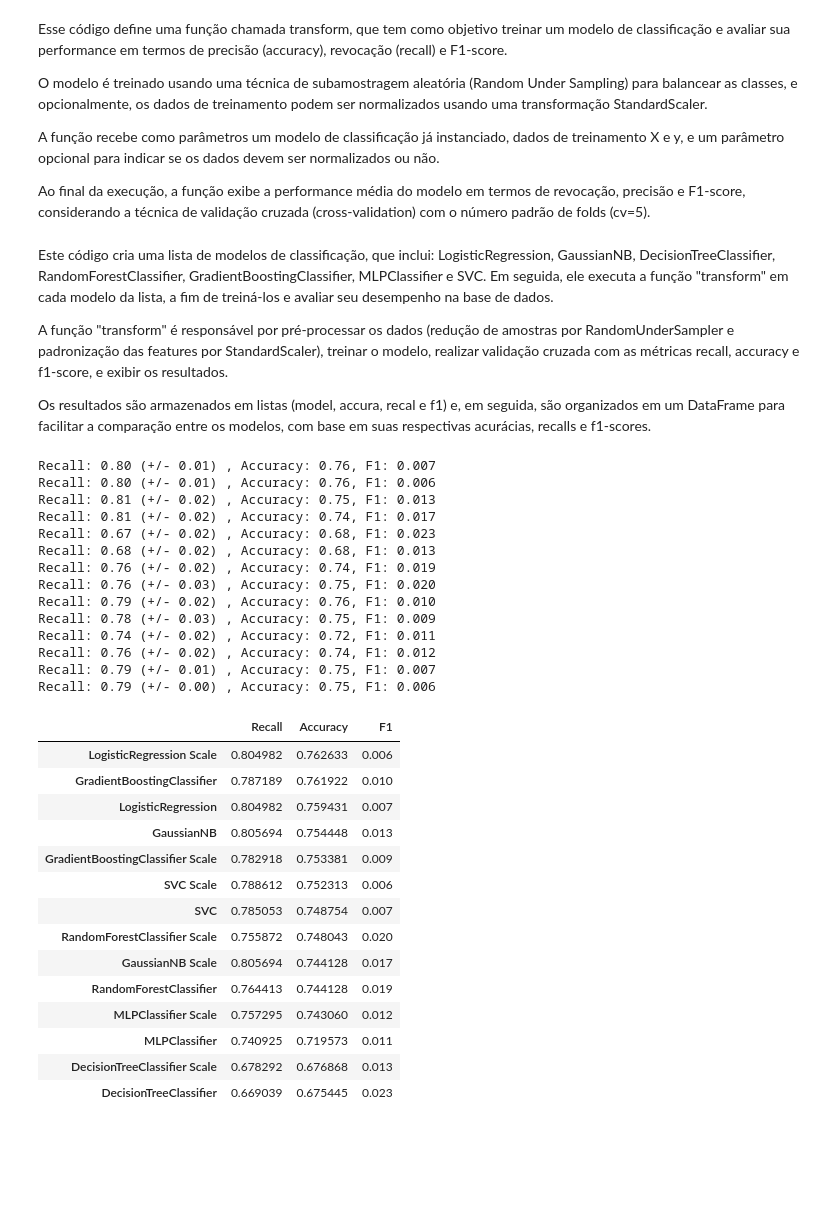
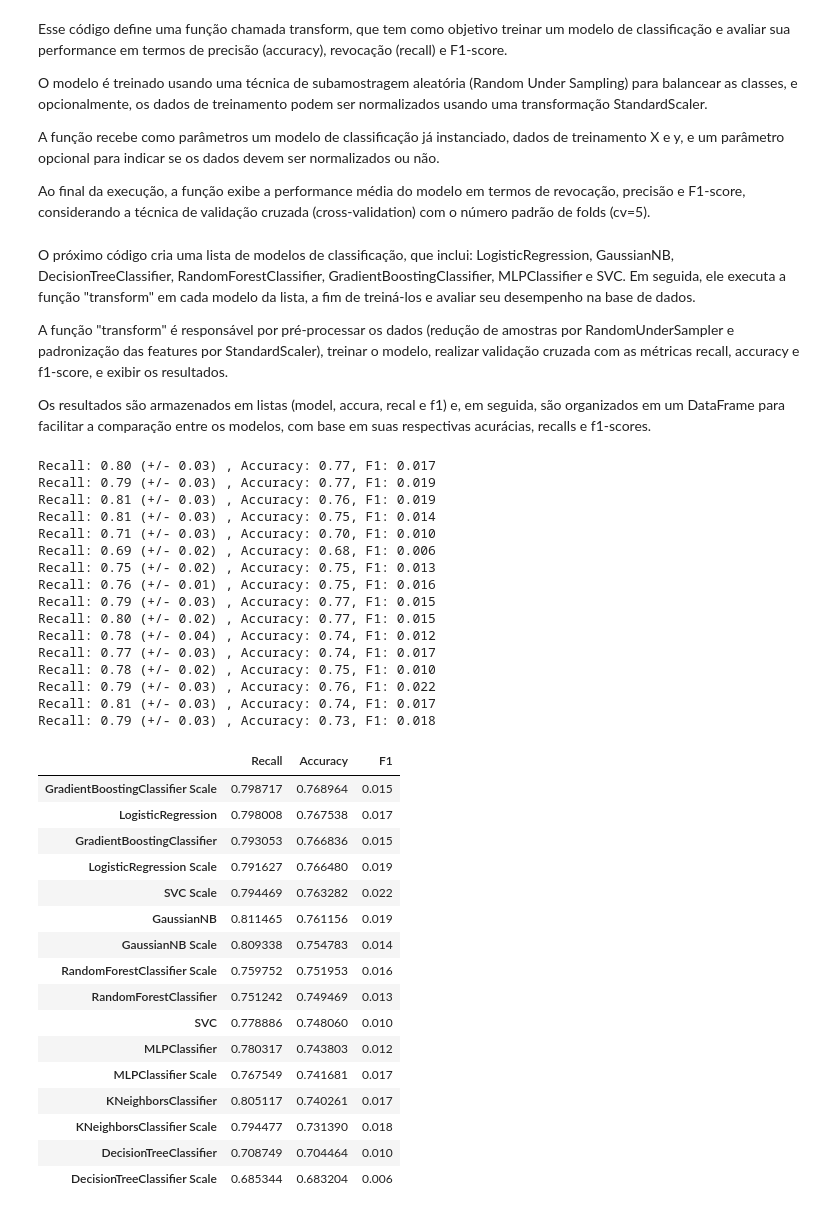
Before and after one commit to IsWallison/Projeto_Churn_Prediction, a Jupyter notebook: Projeto_Churn_Prediction_para_uma_empresa_de_Telecomunicações.ipynb, the cells around one changed output. Cells and saved outputs as stored; diff of their text form; code cells hidden in the pictures; blank space fills up the shorter version.

```diff
--- a/Projeto_Churn_Prediction_para_uma_empresa_de_Telecomunicações.ipynb
+++ b/Projeto_Churn_Prediction_para_uma_empresa_de_Telecomunicações.ipynb
@@ -419,18 +416,22 @@ A função recebe como parâmetros um modelo de classificação já instanciado,
 Ao final da execução, a função exibe a performance média do modelo em termos de revocação, precisão e F1-score, considerando a técnica de validação cruzada (cross-validation) com o número padrão de folds (cv=5).
 # %%
 # separar variáveis entre X e y com as colunas escolhidas y vai ser ser o alvo
-def transform(modelo, X_train = X_train, y_train = y_train, scale=False):
+def transform(modelo, scale=False):
+
+  X = df_clean.drop('Churn', axis=1)
+  y = df_clean['Churn']
+  X_train, X_test, y_train, y_test = train_test_split(X, y, random_state=42)
 
   if scale == True:
-    scaler = StandardScaler().fit(X_train)
-    X_train = scaler.transform(X_train)
+    scaler = MaxAbsScaler()
+    X_train = scaler.fit_transform(X_train)
 
   rus = RandomUnderSampler()
   X_train_rus, y_train_rus = rus.fit_resample(X_train, y_train)
 
   clf = modelo.fit(X_train_rus,y_train_rus)
 
-  pipeline = make_pipeline(StandardScaler(), clf)
+  pipeline = make_pipeline(MaxAbsScaler(), clf)
   #pipeline.fit(X_train_rus, y_train_rus)
 
   scores = cross_validate(pipeline, X_train_rus, y_train_rus, scoring=['recall', 'accuracy','f1'], return_train_score=True)
@@ -443,59 +444,65 @@ def transform(modelo, X_train = X_train, y_train = y_train, scale=False):
 
   return mean_accuracy, mean_recall,round(f1_scor, 3)
 # %% [markdown]
-Este código cria uma lista de modelos de classificação, que inclui: LogisticRegression, GaussianNB, DecisionTreeClassifier, RandomForestClassifier, GradientBoostingClassifier, MLPClassifier e SVC. Em seguida, ele executa a função "transform" em cada modelo da lista, a fim de treiná-los e avaliar seu desempenho na base de dados.
+O próximo código cria uma lista de modelos de classificação, que inclui: LogisticRegression, GaussianNB, DecisionTreeClassifier, RandomForestClassifier, GradientBoostingClassifier, MLPClassifier e SVC. Em seguida, ele executa a função "transform" em cada modelo da lista, a fim de treiná-los e avaliar seu desempenho na base de dados.
 
 A função "transform" é responsável por pré-processar os dados (redução de amostras por RandomUnderSampler e padronização das features por StandardScaler), treinar o modelo, realizar validação cruzada com as métricas recall, accuracy e f1-score, e exibir os resultados.
 
 Os resultados são armazenados em listas (model, accura, recal e f1) e, em seguida, são organizados em um DataFrame para facilitar a comparação entre os modelos, com base em suas respectivas acurácias, recalls e f1-scores.
 # %%
-modelos = [LogisticRegression(), GaussianNB(), DecisionTreeClassifier(), RandomForestClassifier(), GradientBoostingClassifier(), MLPClassifier(),SVC()]
+modelos = [LogisticRegression(), GaussianNB(), DecisionTreeClassifier(),
+           RandomForestClassifier(), GradientBoostingClassifier(),
+           MLPClassifier(), SVC(), KNeighborsClassifier()]
 model = []
 recal = []
 accura = []
 f1 = []
 for i in modelos:
-  acc, recall, f1_score= transform(i)
+  acc, recall, f1_score = transform(i)
   model.append(i.__class__.__name__)
   accura.append(acc)
   recal.append(recall)
   f1.append(f1_score)
 
   acc, recall,f1_score = transform(i, scale=True)
   model.append(i.__class__.__name__+' Scale')
   accura.append(acc)
   recal.append(recall)
   f1.append(f1_score)
 
 pd.DataFrame(data={'Recall': recal, 'Accuracy': accura,'F1':f1},
              index=model).sort_values(by='Accuracy',ascending=False)
 # %% [output]
-Recall: 0.80 (+/- 0.01) , Accuracy: 0.76, F1: 0.007
-Recall: 0.80 (+/- 0.01) , Accuracy: 0.76, F1: 0.006
-Recall: 0.81 (+/- 0.02) , Accuracy: 0.75, F1: 0.013
-Recall: 0.81 (+/- 0.02) , Accuracy: 0.74, F1: 0.017
-Recall: 0.67 (+/- 0.02) , Accuracy: 0.68, F1: 0.023
-Recall: 0.68 (+/- 0.02) , Accuracy: 0.68, F1: 0.013
-Recall: 0.76 (+/- 0.02) , Accuracy: 0.74, F1: 0.019
-Recall: 0.76 (+/- 0.03) , Accuracy: 0.75, F1: 0.020
-Recall: 0.79 (+/- 0.02) , Accuracy: 0.76, F1: 0.010
-Recall: 0.78 (+/- 0.03) , Accuracy: 0.75, F1: 0.009
-Recall: 0.74 (+/- 0.02) , Accuracy: 0.72, F1: 0.011
-Recall: 0.76 (+/- 0.02) , Accuracy: 0.74, F1: 0.012
-Recall: 0.79 (+/- 0.01) , Accuracy: 0.75, F1: 0.007
-Recall: 0.79 (+/- 0.00) , Accuracy: 0.75, F1: 0.006
+Recall: 0.80 (+/- 0.03) , Accuracy: 0.77, F1: 0.017
+Recall: 0.79 (+/- 0.03) , Accuracy: 0.77, F1: 0.019
+Recall: 0.81 (+/- 0.03) , Accuracy: 0.76, F1: 0.019
+Recall: 0.81 (+/- 0.03) , Accuracy: 0.75, F1: 0.014
+Recall: 0.71 (+/- 0.03) , Accuracy: 0.70, F1: 0.010
+Recall: 0.69 (+/- 0.02) , Accuracy: 0.68, F1: 0.006
+Recall: 0.75 (+/- 0.02) , Accuracy: 0.75, F1: 0.013
+Recall: 0.76 (+/- 0.01) , Accuracy: 0.75, F1: 0.016
+Recall: 0.79 (+/- 0.03) , Accuracy: 0.77, F1: 0.015
+Recall: 0.80 (+/- 0.02) , Accuracy: 0.77, F1: 0.015
+Recall: 0.78 (+/- 0.04) , Accuracy: 0.74, F1: 0.012
+Recall: 0.77 (+/- 0.03) , Accuracy: 0.74, F1: 0.017
+Recall: 0.78 (+/- 0.02) , Accuracy: 0.75, F1: 0.010
+Recall: 0.79 (+/- 0.03) , Accuracy: 0.76, F1: 0.022
+Recall: 0.81 (+/- 0.03) , Accuracy: 0.74, F1: 0.017
+Recall: 0.79 (+/- 0.03) , Accuracy: 0.73, F1: 0.018
 |  | Recall | Accuracy | F1 |
-| LogisticRegression Scale | 0.804982 | 0.762633 | 0.006 |
-| GradientBoostingClassifier | 0.787189 | 0.761922 | 0.010 |
-| LogisticRegression | 0.804982 | 0.759431 | 0.007 |
-| GaussianNB | 0.805694 | 0.754448 | 0.013 |
-| GradientBoostingClassifier Scale | 0.782918 | 0.753381 | 0.009 |
-| SVC Scale | 0.788612 | 0.752313 | 0.006 |
-| SVC | 0.785053 | 0.748754 | 0.007 |
-| RandomForestClassifier Scale | 0.755872 | 0.748043 | 0.020 |
-| GaussianNB Scale | 0.805694 | 0.744128 | 0.017 |
-| RandomForestClassifier | 0.764413 | 0.744128 | 0.019 |
-| MLPClassifier Scale | 0.757295 | 0.743060 | 0.012 |
-| MLPClassifier | 0.740925 | 0.719573 | 0.011 |
-| DecisionTreeClassifier Scale | 0.678292 | 0.676868 | 0.013 |
-| DecisionTreeClassifier | 0.669039 | 0.675445 | 0.023 |
+| GradientBoostingClassifier Scale | 0.798717 | 0.768964 | 0.015 |
+| LogisticRegression | 0.798008 | 0.767538 | 0.017 |
+| GradientBoostingClassifier | 0.793053 | 0.766836 | 0.015 |
+| LogisticRegression Scale | 0.791627 | 0.766480 | 0.019 |
+| SVC Scale | 0.794469 | 0.763282 | 0.022 |
+| GaussianNB | 0.811465 | 0.761156 | 0.019 |
+| GaussianNB Scale | 0.809338 | 0.754783 | 0.014 |
+| RandomForestClassifier Scale | 0.759752 | 0.751953 | 0.016 |
+| RandomForestClassifier | 0.751242 | 0.749469 | 0.013 |
+| SVC | 0.778886 | 0.748060 | 0.010 |
+| MLPClassifier | 0.780317 | 0.743803 | 0.012 |
+| MLPClassifier Scale | 0.767549 | 0.741681 | 0.017 |
+| KNeighborsClassifier | 0.805117 | 0.740261 | 0.017 |
+| KNeighborsClassifier Scale | 0.794477 | 0.731390 | 0.018 |
+| DecisionTreeClassifier | 0.708749 | 0.704464 | 0.010 |
+| DecisionTreeClassifier Scale | 0.685344 | 0.683204 | 0.006 |
```
Also changed, not shown: parts of 12 cells of this notebook.
